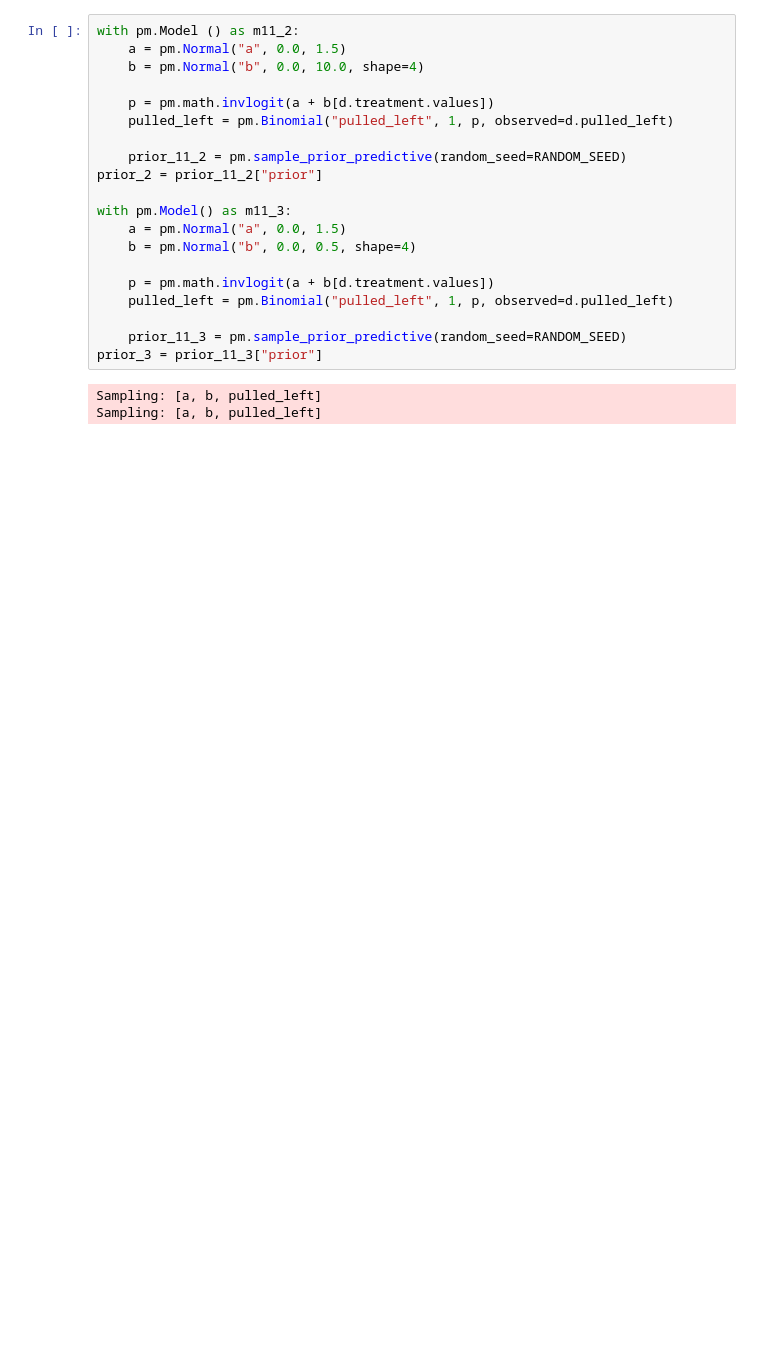
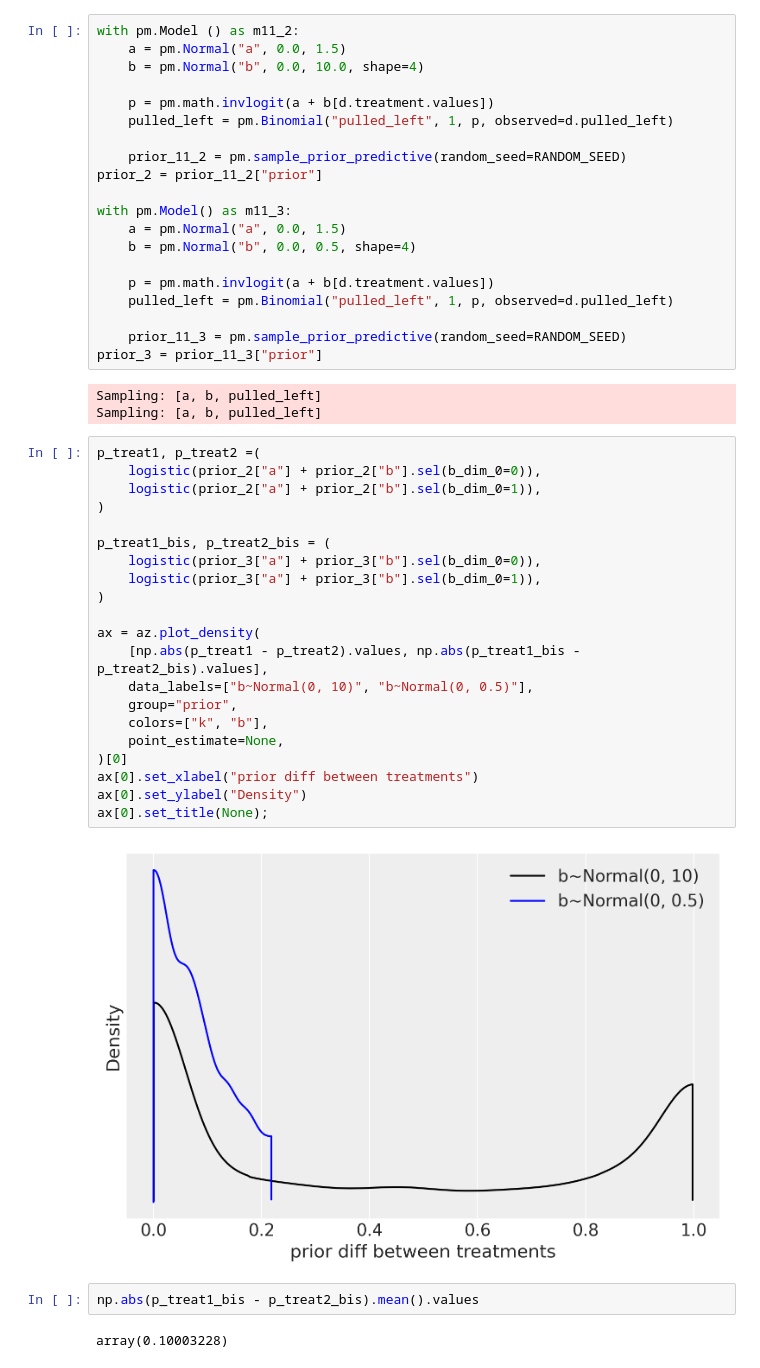
Before and after one commit to styuk/Bayes-Python, a Jupyter notebook: chapter11/chapter11.ipynb, the cells around one changed output. Cells and saved outputs as stored; diff of their text form; blank space fills up the shorter version.

```diff
--- a/chapter11/chapter11.ipynb
+++ b/chapter11/chapter11.ipynb
@@ -126,3 +153,30 @@ prior_3 = prior_11_3["prior"]
 # %% [output]
 Sampling: [a, b, pulled_left]
 Sampling: [a, b, pulled_left]
+# %%
+p_treat1, p_treat2 =(
+    logistic(prior_2["a"] + prior_2["b"].sel(b_dim_0=0)),
+    logistic(prior_2["a"] + prior_2["b"].sel(b_dim_0=1)),
+)
+
+p_treat1_bis, p_treat2_bis = (
+    logistic(prior_3["a"] + prior_3["b"].sel(b_dim_0=0)),
+    logistic(prior_3["a"] + prior_3["b"].sel(b_dim_0=1)),
+)
+
+ax = az.plot_density(
+    [np.abs(p_treat1 - p_treat2).values, np.abs(p_treat1_bis - p_treat2_bis).values],
+    data_labels=["b~Normal(0, 10)", "b~Normal(0, 0.5)"],
+    group="prior",
+    colors=["k", "b"],
+    point_estimate=None,
+)[0]
+ax[0].set_xlabel("prior diff between treatments")
+ax[0].set_ylabel("Density")
+ax[0].set_title(None);
+# %% [output]
+[figure, added]
+# %%
+np.abs(p_treat1_bis - p_treat2_bis).mean().values
+# %% [output]
+array(0.10003228)
```
Also changed, not shown: parts of 11 cells of this notebook.
